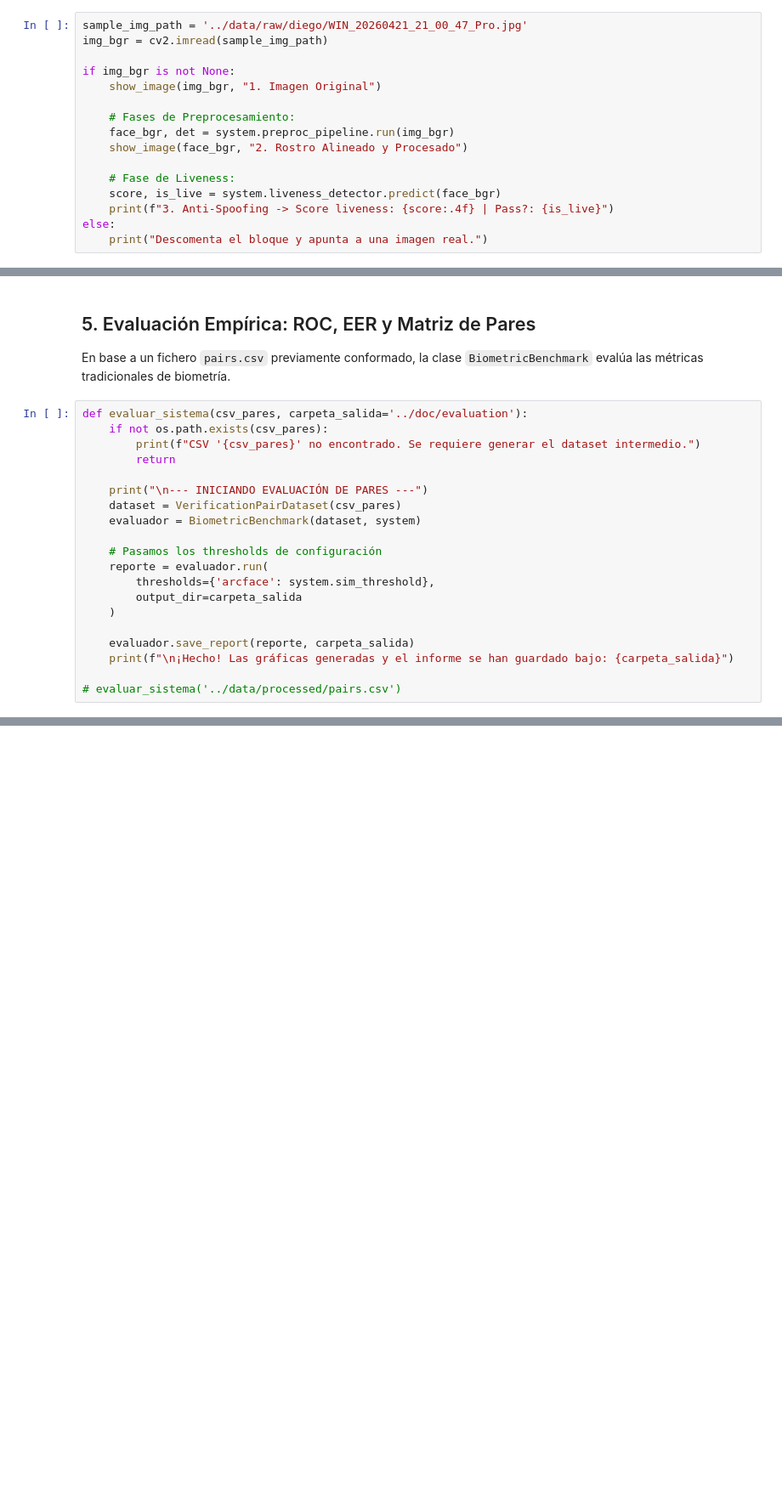
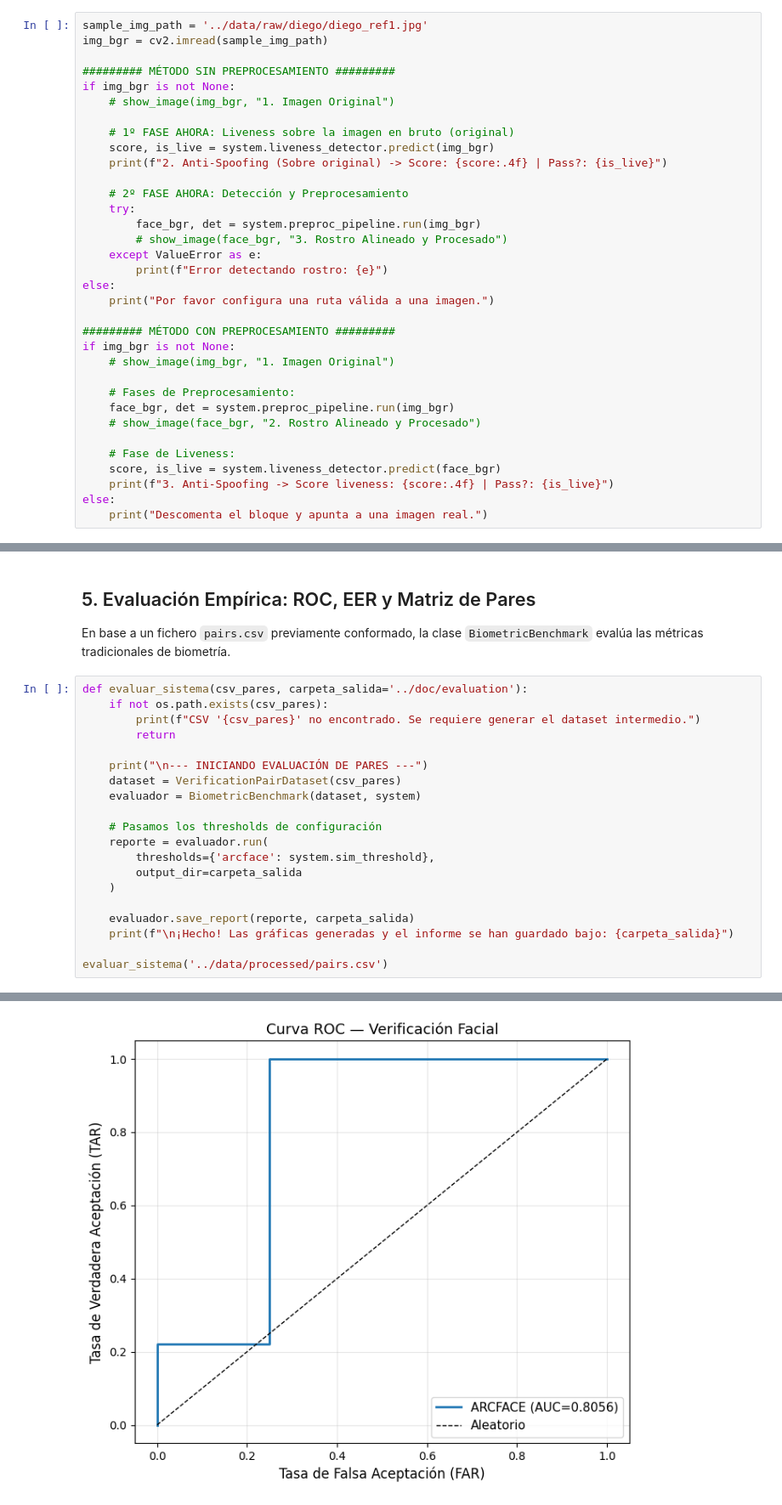
Before and after one commit to Di3g0E/P5_AP-IA, a Jupyter notebook: playground/evaluacion_biometrica.ipynb, the cells around one changed output, grey strips where cells are left out. Shown at 85% size. Drawn from its saved outputs; the diff is of its cells as text; blank space fills up the shorter version.

Commit message:
Implement biometric pipeline modules and evaluation notebook with supporting image datasets

```diff
--- a/playground/evaluacion_biometrica.ipynb
+++ b/playground/evaluacion_biometrica.ipynb
@@ -59,15 +59,33 @@ print(f"-> Threshold Similitud Coseno: {system.sim_threshold}")
 ## 2. Flujo de Autenticación Paso a Paso (Debug Visual)
 Usando una imagen concreta, podemos ver cómo actúan las fases MTCNN (alineación y recorte) y Antispoofing.
 # %%
-sample_img_path = '../data/raw/diego/WIN_20260421_21_00_47_Pro.jpg'
+sample_img_path = '../data/raw/diego/diego_ref1.jpg'
 img_bgr = cv2.imread(sample_img_path)
 
+######### MÉTODO SIN PREPROCESAMIENTO #########
 if img_bgr is not None:
-    show_image(img_bgr, "1. Imagen Original")
+    # show_image(img_bgr, "1. Imagen Original")
+
+    # 1º FASE AHORA: Liveness sobre la imagen en bruto (original)
+    score, is_live = system.liveness_detector.predict(img_bgr)
+    print(f"2. Anti-Spoofing (Sobre original) -> Score: {score:.4f} | Pass?: {is_live}")
+
+    # 2º FASE AHORA: Detección y Preprocesamiento
+    try:
+        face_bgr, det = system.preproc_pipeline.run(img_bgr)
+        # show_image(face_bgr, "3. Rostro Alineado y Procesado")
+    except ValueError as e:
+        print(f"Error detectando rostro: {e}")
+else:
+    print("Por favor configura una ruta válida a una imagen.")
+
+######### MÉTODO CON PREPROCESAMIENTO #########
+if img_bgr is not None:
+    # show_image(img_bgr, "1. Imagen Original")
 
     # Fases de Preprocesamiento:
     face_bgr, det = system.preproc_pipeline.run(img_bgr)
-    show_image(face_bgr, "2. Rostro Alineado y Procesado")
+    # show_image(face_bgr, "2. Rostro Alineado y Procesado")
 
     # Fase de Liveness:
     score, is_live = system.liveness_detector.predict(face_bgr)
@@ -144,4 +177,5 @@ def evaluar_sistema(csv_pares, carpeta_salida='../doc/evaluation'):
     evaluador.save_report(reporte, carpeta_salida)
     print(f"\n¡Hecho! Las gráficas generadas y el informe se han guardado bajo: {carpeta_salida}")
 
-# evaluar_sistema('../data/processed/pairs.csv')
+evaluar_sistema('../data/processed/pairs.csv')
+# %% [output]
@@ -147,0 +187 @@ def evaluar_sistema(csv_pares, carpeta_salida='../doc/evaluation'):
+[figure, added]
```
Also changed, not shown: parts of 5 cells of this notebook, 17 other files.
